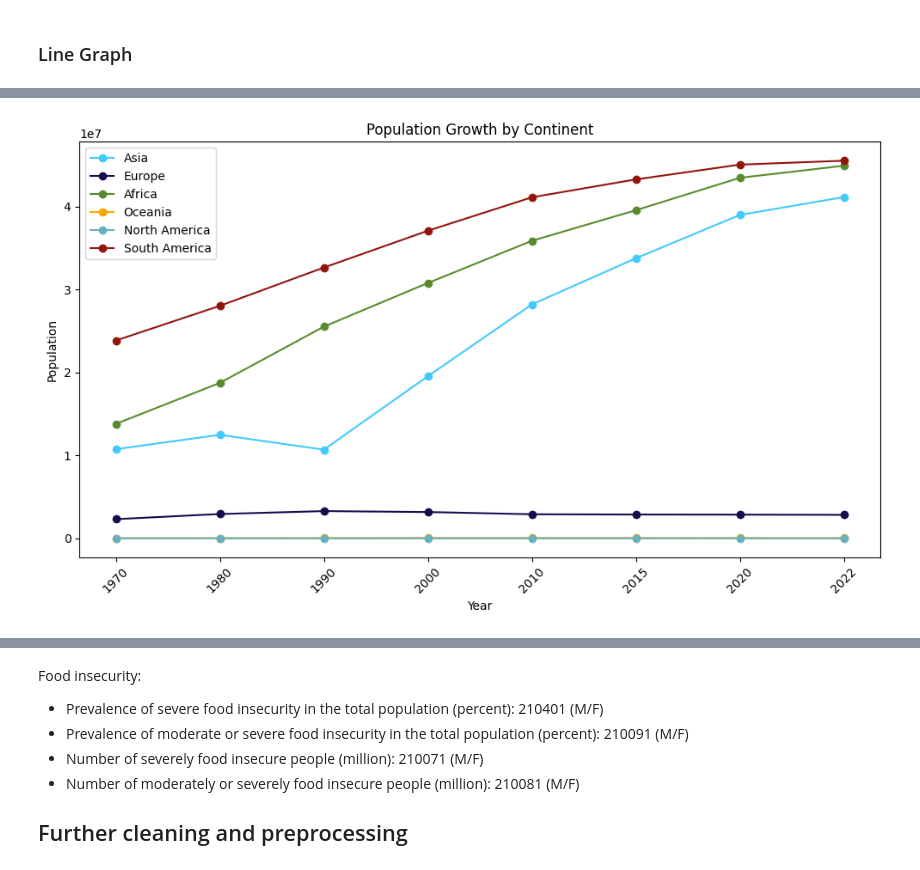
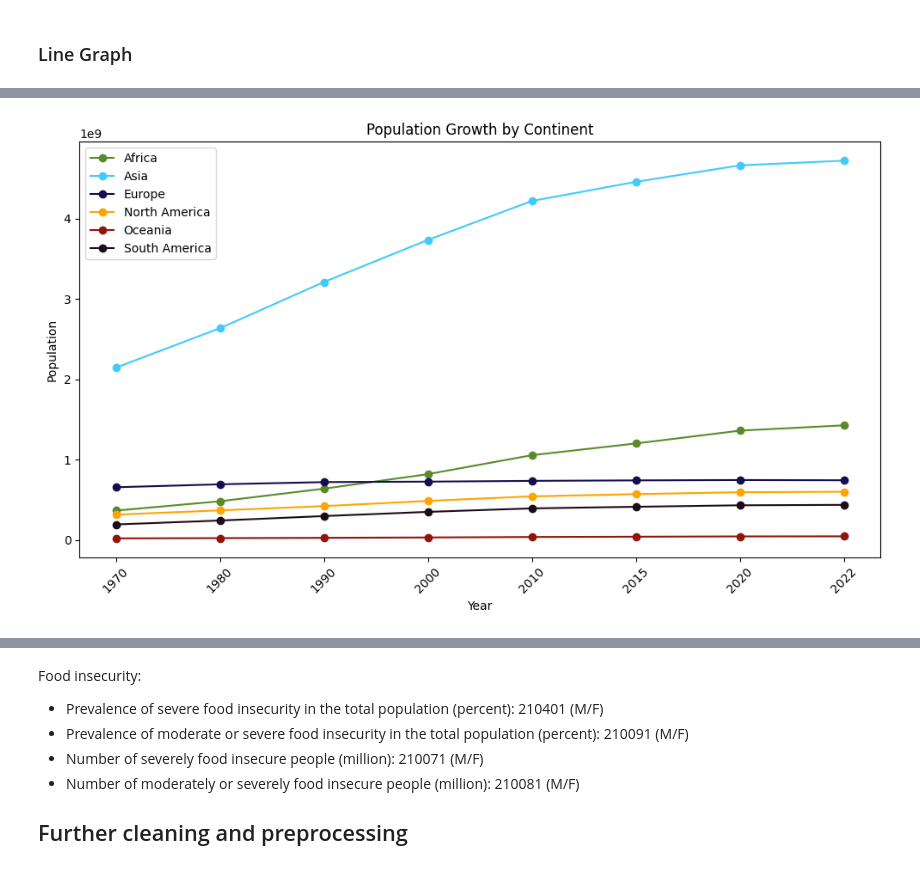
Before and after one commit to hannah-hana-kim/DSAN-5200-Project, a Jupyter notebook: 5200-website/hannah.ipynb, the cells around one changed output, grey strips where cells are left out. Saved outputs shown, nothing was run; the diff lists cells and outputs as text; code cells hidden in the pictures.

```diff
--- a/5200-website/hannah.ipynb
+++ b/5200-website/hannah.ipynb
@@ -208,24 +207,24 @@ Did you mean "showarrow"?
 # %%
 # color dictionary
-colors = {'Europe': '#140D4F', 'Africa': '#598B2C', 'Asia': '#42CAFD', 'Oceania': '#FFA400', 'North America': '#66B3BA', 'South America': '#92140C'}
+colors = {'Europe': '#140D4F', 'Africa': '#598B2C', 'Asia': '#42CAFD', 'Oceania': '#92140C', 'North America': '#FFA400', 'South America': '#1C0B19'}
 
 # plot out a line graph
 plt.figure(figsize=(10, 6))
 
-for continent in world_cp['continent'].unique():
-    df_continent = world_cp[world_cp['continent'] == continent]
+for continent in world_cp_continent['continent'].unique():
+    df_continent = world_cp_continent[world_cp_continent['continent'] == continent]
     plt.plot(df_continent.columns[1:], df_continent.values[0][1:], marker='o', label=continent, color=colors.get(continent))
 
 plt.xlabel('Year')
 plt.ylabel('Population')
 plt.title('Population Growth by Continent')
 plt.xticks(rotation=45)
 plt.legend()
 plt.grid(False)
 plt.tight_layout()
 plt.show()
 # %% [output]
-[figure, old version]
+[figure, new version]
 # %%
 raw_df = pd.read_csv('./data/FAOSTAT_data.csv')
 raw_df.head()
```
Also changed, not shown: parts of 19 cells of this notebook, 6 other files.
